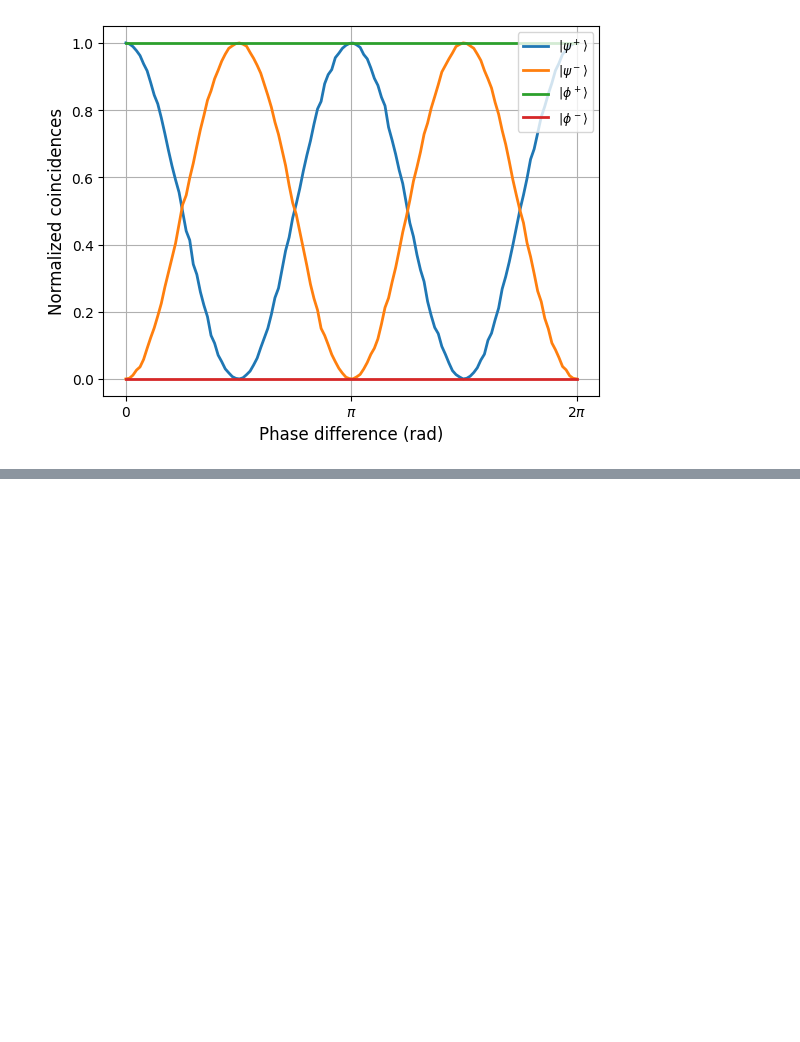
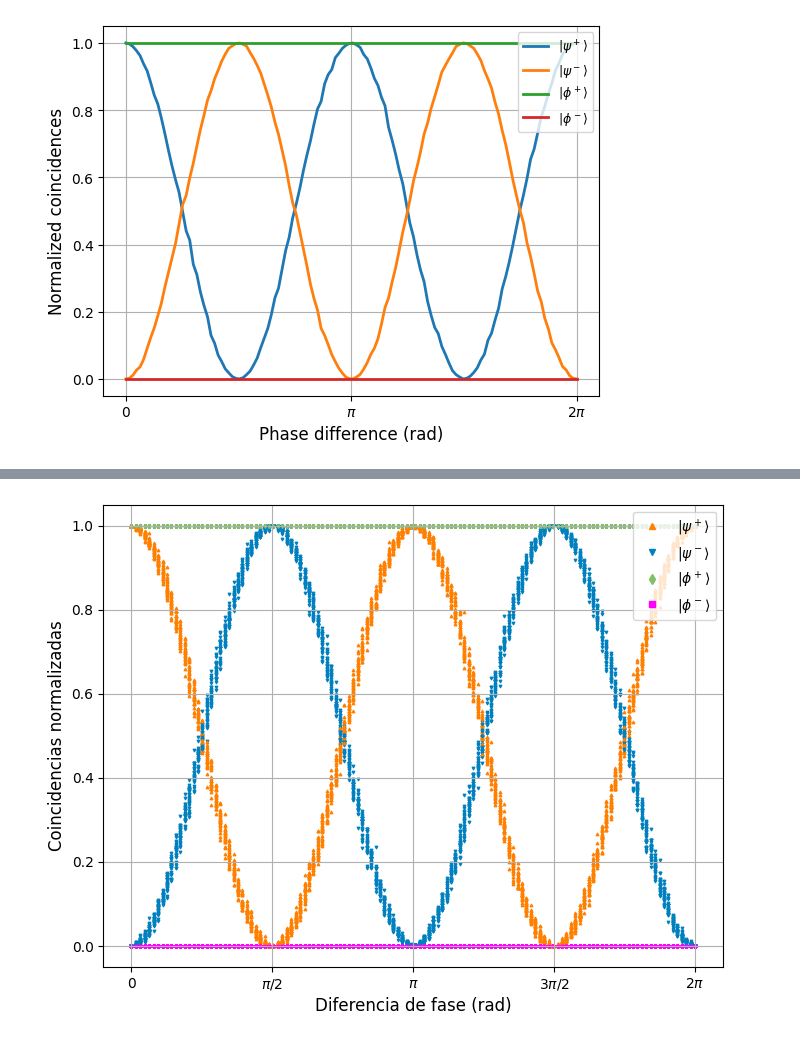
Before and after one commit to santiagobusta/QO-Simulations, a Jupyter notebook: BellStateDiscriminator/Graph_Coincidences.ipynb, the cells around one changed output, grey strips where cells are left out. Cells and saved outputs as stored; diff of their text form; code cells hidden in the pictures; blank space fills up the shorter version.

```diff
--- a/BellStateDiscriminator/Graph_Coincidences.ipynb
+++ b/BellStateDiscriminator/Graph_Coincidences.ipynb
@@ -62,0 +63,22 @@ plt.show()
+# %%
+plt.figure(figsize=(8,6))
+for l in range(L):
+    plt.scatter(phi, C0[:,l]/N, s=3, marker = '^', color = cm.autumn(0.5))
+    plt.scatter(phi, C1[:,l]/N, s=3, marker = 'v', color = cm.winter(0.5))
+    plt.scatter(phi, C2[:,l]/N, s=3, marker = 'd', color = cm.summer(0.5))
+    plt.scatter(phi, C3[:,l]/N, s=3, marker = 's', color = cm.spring(0))
+
+#plt.legend(loc='upper right', fontsize=9)
+C0_label = Line2D([0], [0], marker='^', markersize=5, linestyle='', color = cm.autumn(0.5), label=r'$| \psi^+ \rangle$')
+C1_label = Line2D([0], [0], marker='v', markersize=5, linestyle='', color = cm.winter(0.5), label=r'$| \psi^- \rangle$')
+C2_label = Line2D([0], [0], marker='d', markersize=5, linestyle='', color = cm.summer(0.5), label=r'$| \phi^+ \rangle$')
+C3_label = Line2D([0], [0], marker='s', markersize=5, linestyle='', color = cm.spring(0), label=r'$| \phi^- \rangle$')
+plt.legend(handles = [C0_label,C1_label,C2_label,C3_label], loc='upper right')
+plt.grid()
+plt.xticks([0,np.pi/2.,np.pi,3*np.pi/2,2*np.pi], [r'$0$',r'$\pi/2$',r'$\pi$',r'$3\pi/2$',r'$2\pi$'])
+plt.ylabel('Coincidencias normalizadas', fontsize=12)
+plt.xlabel('Diferencia de fase (rad)', fontsize=12)
+plt.savefig('NormalizedCoincidences_vs_PhaseDifference_N{}_M{}_L{}_Español.jpeg'.format(N,M,L), dpi=800)
+plt.show()
+# %% [output]
+[figure, added]
```
Also changed, not shown: parts of 1 cell of this notebook, 3 other files.
